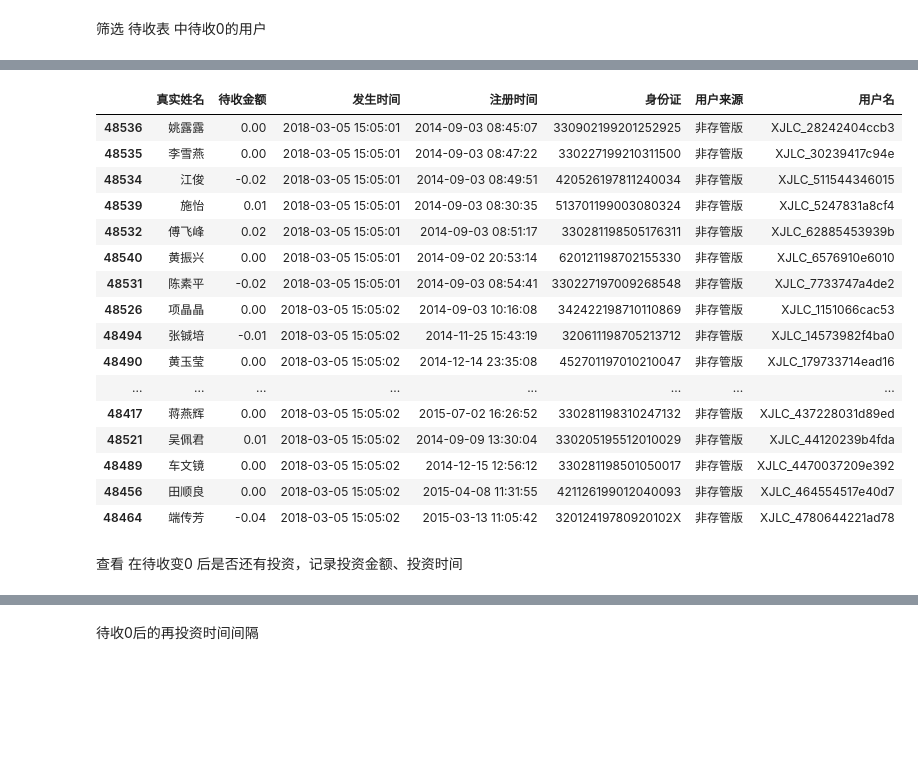
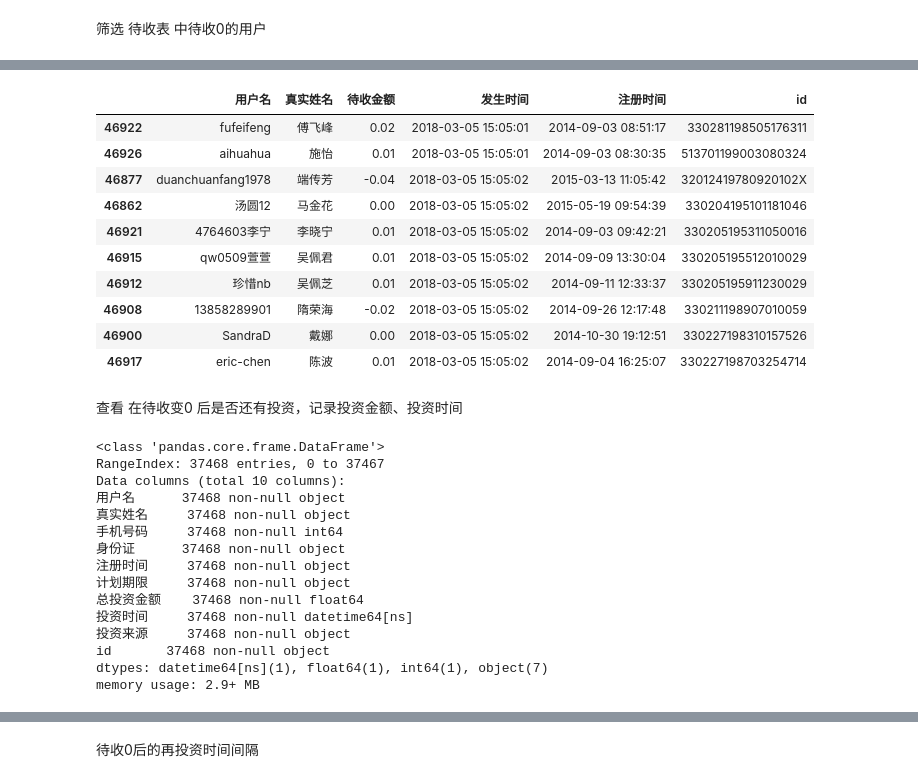
Before and after one commit to junzhu-github/python_code, a Jupyter notebook: Jupyter/流失用户分布.ipynb, the cells around one changed output, grey strips where cells are left out. Saved outputs shown, nothing was run; the diff lists cells and outputs as text; code cells hidden in the pictures; blank space fills up the shorter version.

```diff
--- a/Jupyter/流失用户分布.ipynb
+++ b/Jupyter/流失用户分布.ipynb
@@ -37,2 +23,8 @@ df_jd_ds_new = df_jd_ds_new.loc[:,['真实姓名','待收金额', '发生时间'
+# %%
+df_jd_ds['id'] = df_jd_ds['身份证'].str.upper()
+df_cg_ds['id'] = df_cg_ds['身份证'].str.upper()
+df_tz['id'] = df_tz['身份证'].str.upper()
+df_members['id'] = df_members['身份证'].str.upper()
+df_id['id'] = df_id['身份证'].str.upper()
 # %% [markdown]
 合并 经典、存管待收变化 表
@@ -45,2 +31,2 @@ Index(['真实姓名', '待收金额', '发生时间', '注册时间', '身份
 # %%
-df_ds = pd.concat([df_jd_ds_new,df_cg_ds],axis = 0,join='inner')
+df_ds = pd.concat([df_jd_ds,df_cg_ds],axis = 0,join='inner')
@@ -55,0 +33,3 @@ df_ds.head()
+# %%
+df_ds.drop(columns=['身份证','用户来源','交易类型'],axis=1,inplace=True)
+df_ds.head()
@@ -79,26 +65,38 @@ df_ds_0.shape
 # %%
 df_ds_0 = df_ds_0.copy()
-df_ds_0.sort_values(by=['发生时间','用户名'],ascending=True,inplace=True)
+df_ds_0.sort_values(by=['发生时间','id'],ascending=True,inplace=True)
 # %%
-df_ds_0.head(30)
+df_ds_0.head(10)
 # %% [output]
-|  | 真实姓名 | 待收金额 | 发生时间 | 注册时间 | 身份证 | 用户来源 | 用户名 |
-| 48536 | 姚露露 | 0.00 | 2018-03-05 15:05:01 | 2014-09-03 08:45:07 | 330902199201252925 | 非存管版 | XJLC_28242404ccb3 |
-| 48535 | 李雪燕 | 0.00 | 2018-03-05 15:05:01 | 2014-09-03 08:47:22 | 330227199210311500 | 非存管版 | XJLC_30239417c94e |
-| 48534 | 江俊 | -0.02 | 2018-03-05 15:05:01 | 2014-09-03 08:49:51 | 420526197811240034 | 非存管版 | XJLC_511544346015 |
-| 48539 | 施怡 | 0.01 | 2018-03-05 15:05:01 | 2014-09-03 08:30:35 | 513701199003080324 | 非存管版 | XJLC_5247831a8cf4 |
-| 48532 | 傅飞峰 | 0.02 | 2018-03-05 15:05:01 | 2014-09-03 08:51:17 | 330281198505176311 | 非存管版 | XJLC_62885453939b |
-| 48540 | 黄振兴 | 0.00 | 2018-03-05 15:05:01 | 2014-09-02 20:53:14 | 620121198702155330 | 非存管版 | XJLC_6576910e6010 |
-| 48531 | 陈素平 | -0.02 | 2018-03-05 15:05:01 | 2014-09-03 08:54:41 | 330227197009268548 | 非存管版 | XJLC_7733747a4de2 |
-| 48526 | 项晶晶 | 0.00 | 2018-03-05 15:05:02 | 2014-09-03 10:16:08 | 342422198710110869 | 非存管版 | XJLC_1151066cac53 |
-| 48494 | 张铖培 | -0.01 | 2018-03-05 15:05:02 | 2014-11-25 15:43:19 | 320611198705213712 | 非存管版 | XJLC_14573982f4ba0 |
-| 48490 | 黄玉莹 | 0.00 | 2018-03-05 15:05:02 | 2014-12-14 23:35:08 | 452701197010210047 | 非存管版 | XJLC_179733714ead16 |
-| ... | ... | ... | ... | ... | ... | ... | ... |
-| 48417 | 蒋燕辉 | 0.00 | 2018-03-05 15:05:02 | 2015-07-02 16:26:52 | 330281198310247132 | 非存管版 | XJLC_437228031d89ed |
-| 48521 | 吴佩君 | 0.01 | 2018-03-05 15:05:02 | 2014-09-09 13:30:04 | 330205195512010029 | 非存管版 | XJLC_44120239b4fda |
-| 48489 | 车文镜 | 0.00 | 2018-03-05 15:05:02 | 2014-12-15 12:56:12 | 330281198501050017 | 非存管版 | XJLC_4470037209e392 |
-| 48456 | 田顺良 | 0.00 | 2018-03-05 15:05:02 | 2015-04-08 11:31:55 | 421126199012040093 | 非存管版 | XJLC_464554517e40d7 |
-| 48464 | 端传芳 | -0.04 | 2018-03-05 15:05:02 | 2015-03-13 11:05:42 | 32012419780920102X | 非存管版 | XJLC_4780644221ad78 |
+|  | 用户名 | 真实姓名 | 待收金额 | 发生时间 | 注册时间 | id |
+| 46922 | fufeifeng | 傅飞峰 | 0.02 | 2018-03-05 15:05:01 | 2014-09-03 08:51:17 | 330281198505176311 |
+| 46926 | aihuahua | 施怡 | 0.01 | 2018-03-05 15:05:01 | 2014-09-03 08:30:35 | 513701199003080324 |
+| 46877 | duanchuanfang1978 | 端传芳 | -0.04 | 2018-03-05 15:05:02 | 2015-03-13 11:05:42 | 32012419780920102X |
+| 46862 | 汤圆12 | 马金花 | 0.00 | 2018-03-05 15:05:02 | 2015-05-19 09:54:39 | 330204195101181046 |
+| 46921 | 4764603李宁 | 李晓宁 | 0.01 | 2018-03-05 15:05:02 | 2014-09-03 09:42:21 | 330205195311050016 |
+| 46915 | qw0509萱萱 | 吴佩君 | 0.01 | 2018-03-05 15:05:02 | 2014-09-09 13:30:04 | 330205195512010029 |
+| 46912 | 珍惜nb | 吴佩芝 | 0.01 | 2018-03-05 15:05:02 | 2014-09-11 12:33:37 | 330205195911230029 |
+| 46908 | 13858289901 | 隋荣海 | -0.02 | 2018-03-05 15:05:02 | 2014-09-26 12:17:48 | 330211198907010059 |
+| 46900 | SandraD | 戴娜 | 0.00 | 2018-03-05 15:05:02 | 2014-10-30 19:12:51 | 330227198310157526 |
+| 46917 | eric-chen | 陈波 | 0.01 | 2018-03-05 15:05:02 | 2014-09-04 16:25:07 | 330227198703254714 |
 # %% [markdown]
 查看 在待收变0 后是否还有投资，记录投资金额、投资时间
+# %%
+df_tz.info()
+# %% [output]
+<class 'pandas.core.frame.DataFrame'>
+RangeIndex: 37468 entries, 0 to 37467
+Data columns (total 10 columns):
+用户名      37468 non-null object
+真实姓名     37468 non-null object
+手机号码     37468 non-null int64
+身份证      37468 non-null object
+注册时间     37468 non-null object
+计划期限     37468 non-null object
+总投资金额    37468 non-null float64
+投资时间     37468 non-null datetime64[ns]
+投资来源     37468 non-null object
+id       37468 non-null object
+dtypes: datetime64[ns](1), float64(1), int64(1), object(7)
+memory usage: 2.9+ MB
 # %%
```
Also changed, not shown: parts of 57 cells of this notebook, 2 other files.
